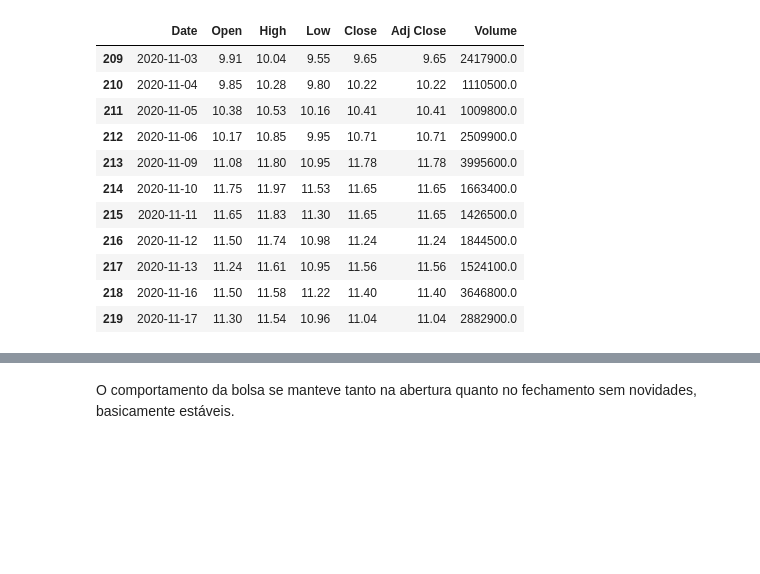
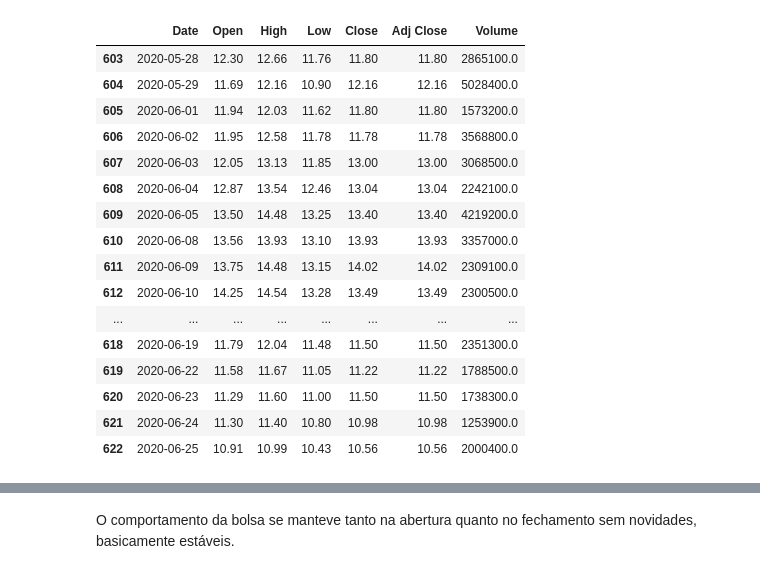
Before and after one commit to itimes-digital/deep-learning-estudo, a Jupyter notebook: prediction/stock_predict_bkbr3.ipynb, the cells around one changed output, grey strips where cells are left out. Saved outputs shown, nothing was run; the diff lists cells and outputs as text; code cells hidden in the pictures; blank space fills up the shorter version.

```diff
--- a/prediction/stock_predict_bkbr3.ipynb
+++ b/prediction/stock_predict_bkbr3.ipynb
@@ -73,16 +73,21 @@ dataset_previsor.describe()
 # %%
-dataset_futuro = dataset.iloc[208:219, 0:8]
+dataset_futuro = dataset.iloc[600:721, 0:8]
 dataset_futuro.head(20)
 # %% [output]
 |  | Date | Open | High | Low | Close | Adj Close | Volume |
-| 209 | 2020-11-03 | 9.91 | 10.04 | 9.55 | 9.65 | 9.65 | 2417900.0 |
-| 210 | 2020-11-04 | 9.85 | 10.28 | 9.80 | 10.22 | 10.22 | 1110500.0 |
-| 211 | 2020-11-05 | 10.38 | 10.53 | 10.16 | 10.41 | 10.41 | 1009800.0 |
-| 212 | 2020-11-06 | 10.17 | 10.85 | 9.95 | 10.71 | 10.71 | 2509900.0 |
-| 213 | 2020-11-09 | 11.08 | 11.80 | 10.95 | 11.78 | 11.78 | 3995600.0 |
-| 214 | 2020-11-10 | 11.75 | 11.97 | 11.53 | 11.65 | 11.65 | 1663400.0 |
-| 215 | 2020-11-11 | 11.65 | 11.83 | 11.30 | 11.65 | 11.65 | 1426500.0 |
-| 216 | 2020-11-12 | 11.50 | 11.74 | 10.98 | 11.24 | 11.24 | 1844500.0 |
-| 217 | 2020-11-13 | 11.24 | 11.61 | 10.95 | 11.56 | 11.56 | 1524100.0 |
-| 218 | 2020-11-16 | 11.50 | 11.58 | 11.22 | 11.40 | 11.40 | 3646800.0 |
-| 219 | 2020-11-17 | 11.30 | 11.54 | 10.96 | 11.04 | 11.04 | 2882900.0 |
+| 603 | 2020-05-28 | 12.30 | 12.66 | 11.76 | 11.80 | 11.80 | 2865100.0 |
+| 604 | 2020-05-29 | 11.69 | 12.16 | 10.90 | 12.16 | 12.16 | 5028400.0 |
+| 605 | 2020-06-01 | 11.94 | 12.03 | 11.62 | 11.80 | 11.80 | 1573200.0 |
+| 606 | 2020-06-02 | 11.95 | 12.58 | 11.78 | 11.78 | 11.78 | 3568800.0 |
+| 607 | 2020-06-03 | 12.05 | 13.13 | 11.85 | 13.00 | 13.00 | 3068500.0 |
+| 608 | 2020-06-04 | 12.87 | 13.54 | 12.46 | 13.04 | 13.04 | 2242100.0 |
+| 609 | 2020-06-05 | 13.50 | 14.48 | 13.25 | 13.40 | 13.40 | 4219200.0 |
+| 610 | 2020-06-08 | 13.56 | 13.93 | 13.10 | 13.93 | 13.93 | 3357000.0 |
+| 611 | 2020-06-09 | 13.75 | 14.48 | 13.15 | 14.02 | 14.02 | 2309100.0 |
+| 612 | 2020-06-10 | 14.25 | 14.54 | 13.28 | 13.49 | 13.49 | 2300500.0 |
+| ... | ... | ... | ... | ... | ... | ... | ... |
+| 618 | 2020-06-19 | 11.79 | 12.04 | 11.48 | 11.50 | 11.50 | 2351300.0 |
+| 619 | 2020-06-22 | 11.58 | 11.67 | 11.05 | 11.22 | 11.22 | 1788500.0 |
+| 620 | 2020-06-23 | 11.29 | 11.60 | 11.00 | 11.50 | 11.50 | 1738300.0 |
+| 621 | 2020-06-24 | 11.30 | 11.40 | 10.80 | 10.98 | 10.98 | 1253900.0 |
+| 622 | 2020-06-25 | 10.91 | 10.99 | 10.43 | 10.56 | 10.56 | 2000400.0 |
```
Also changed, not shown: parts of 37 cells of this notebook.
